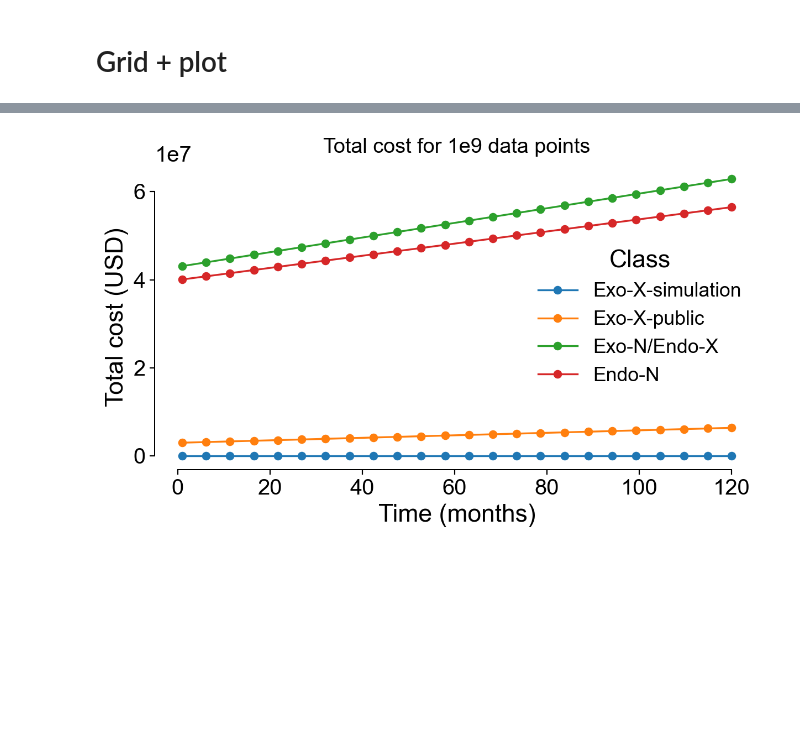
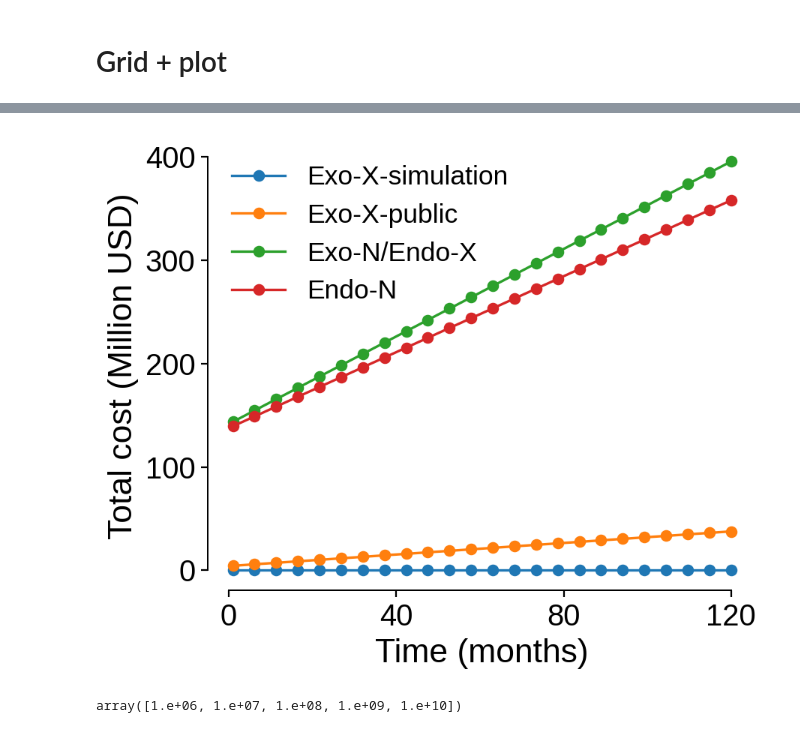
Before and after one commit to BashivanLab/neurofoundations_perspective, a Jupyter notebook: v1/cost_calculations.ipynb, the cells around one changed output, grey strips where cells are left out. Cells and saved outputs as stored; diff of their text form; code cells hidden in the pictures; blank space fills up the shorter version.

```diff
--- a/v1/cost_calculations.ipynb
+++ b/v1/cost_calculations.ipynb
@@ -323,24 +347,24 @@ plt.show()
 %matplotlib inline
 # %%
 # Storage cost vs time for 1e9 points across classes
-n_points = 1e9
-months = np.linspace(1, 120, 24)
+# n_points = 1e9
+# months = np.linspace(1, 120, 24)
 
-fig, ax = plt.subplots(figsize=(8, 5))
+# fig, ax = plt.subplots(figsize=(8, 5))
 
-for class_name in classes: #  ['Exo-N'] classes
-    storage_per_point_per_month = storage_cost_per_point_per_month(data_mix[class_name], params)
-    storage = storage_per_point_per_month * (n_points / 2.0) * months
-    ax.plot(months, storage, label=class_name, marker='o')
-    # ax.set_yscale('log')
-    # ax.set_xscale('log')
+# for class_name in classes: #  ['Exo-N'] classes
+#     storage_per_point_per_month = storage_cost_per_point_per_month(data_mix[class_name], params)
+#     storage = storage_per_point_per_month * n_points * months
+#     ax.plot(months, storage, label=class_name, marker='o')
+#     # ax.set_yscale('log')
+#     # ax.set_xscale('log')
 
-ax.set_xlabel('Time (months)')
-ax.set_ylabel('Storage cost (USD)')
-ax.set_title('Storage cost for 1e9 data points')
-ax.legend(title='Class')
-style_axes(ax)
+# ax.set_xlabel('Time (months)')
+# ax.set_ylabel('Storage cost (USD)')
+# ax.set_title('Storage cost for 1e9 data points')
+# ax.legend(title='Class')
+# style_axes(ax)
 
-plt.tight_layout()
-plt.savefig('storage_cost_vs_time.pdf', dpi=300, bbox_inches='tight')
-plt.show()
+# plt.tight_layout()
+# plt.savefig('storage_cost_vs_time.pdf', dpi=300, bbox_inches='tight')
+# plt.show()
@@ -351,25 +373,30 @@ plt.show()
 # %%
 # Total cost vs time for 1e9 points across classes
 months = np.linspace(1, 120, 24)
 n_points = np.ones(24) * 1e9
 
-fig, ax = plt.subplots(figsize=(8, 5))
+fig, ax = plt.subplots(figsize=(6, 5))
 
 for class_name in classes:
-    Z = total_cost(class_name, n_points, months, params, data_mix, hardware, per_diem)
+    Z = total_cost(class_name, n_points, months, params, data_mix, hardware, per_diem) / 1e6
     ax.plot(months, Z, label=class_name, marker='o')
     # ax.set_yscale('log')
 
 ax.set_xlabel('Time (months)')
-ax.set_ylabel('Total cost (USD)')
-ax.set_title('Total cost for 1e9 data points')
-ax.legend(title='Class')
+ax.set_ylabel('Total cost (Million USD)')
+ax.xaxis.set_ticks(np.arange(0, 121, 40))  # every 40 months
+# ax.set_title('Total cost for 1e9 data points')
+ax.legend()
 style_axes(ax)
 plt.tight_layout()
 plt.savefig('total_cost_vs_time.pdf', dpi=300, bbox_inches='tight')
 plt.show()
 # %% [output]
-[figure, old version]
+[figure, new version]
+# %%
+np.logspace(6, 10, 5)
+# %% [output]
+array([1.e+06, 1.e+07, 1.e+08, 1.e+09, 1.e+10])
 # %%
 # Cost vs data points at 120 months
 months_fixed = 120
```
Also changed, not shown: parts of 8 cells of this notebook.
